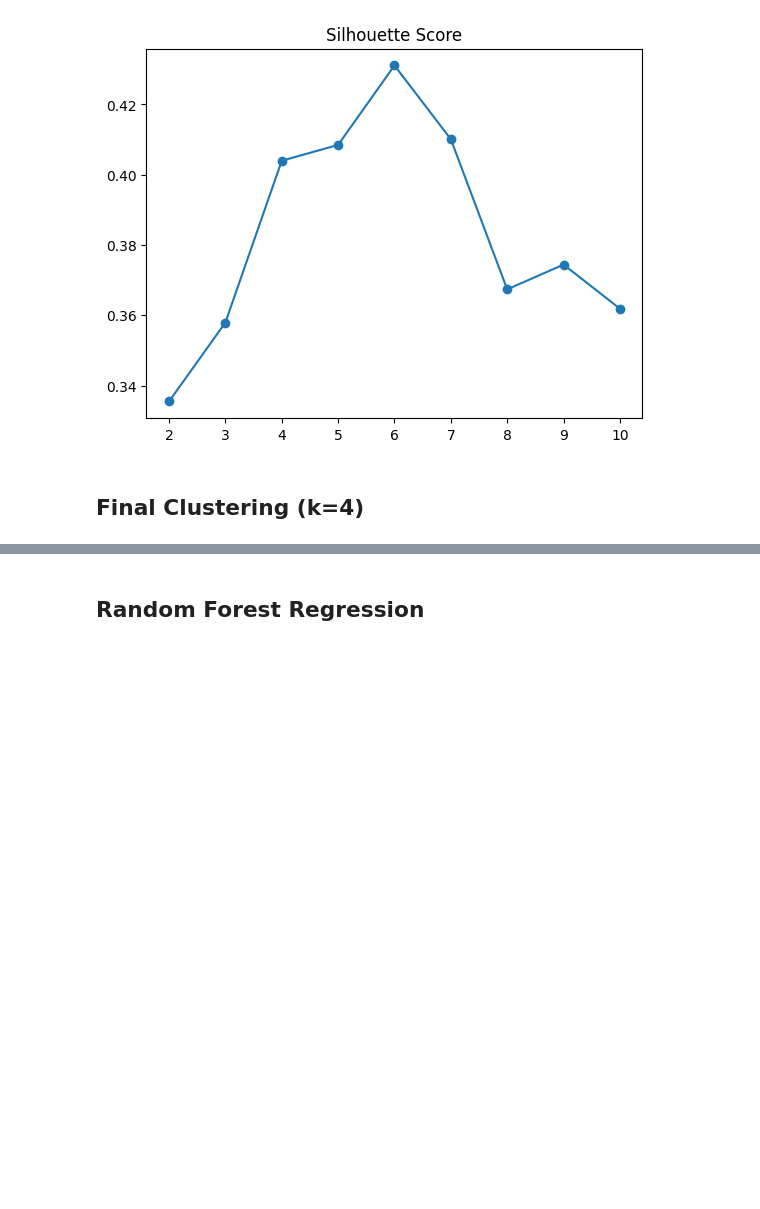
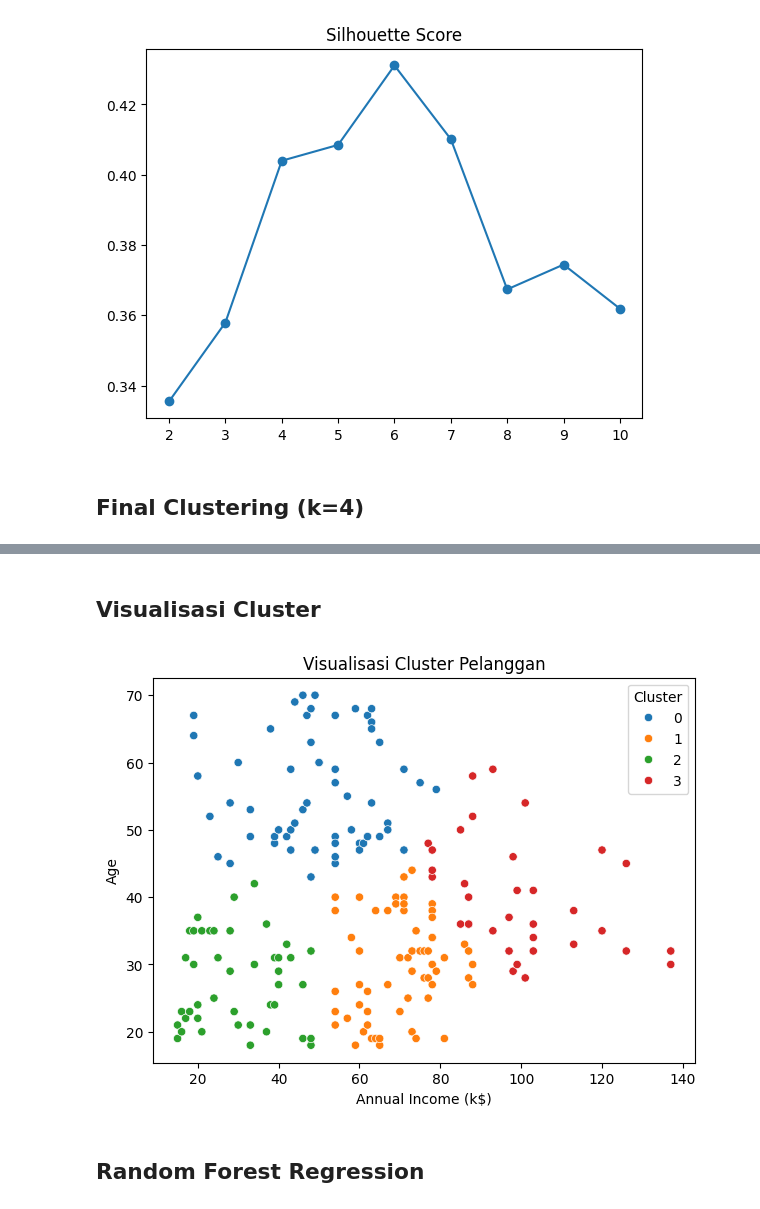
Before and after one commit to asaduljie/Final-Project-Data-Mining-Teori-Asadul-Hayyan, a Jupyter notebook: Clustering+Regresi.ipynb, the cells around one changed output, grey strips where cells are left out. Drawn from its saved outputs; the diff is of its cells as text; code cells hidden in the pictures; blank space fills up the shorter version.

```diff
--- a/Clustering+Regresi.ipynb
+++ b/Clustering+Regresi.ipynb
@@ -110,3 +115,18 @@ dfm.groupby('Cluster')[['Age','Annual Income (k$)','Spending Score (1-100)']].me
+# %% [markdown]
+## Visualisasi Cluster
+# %%
+plt.figure(figsize=(7,5))
+sns.scatterplot(
+    data=dfm,
+    x='Annual Income (k$)',
+    y='Age',
+    hue='Cluster',
+    palette='tab10'
+)
+plt.title("Visualisasi Cluster Pelanggan")
+plt.show()
+# %% [output]
+[figure, added]
 # %% [markdown]
 ## Random Forest Regression
 # %%
```
Also changed, not shown: parts of 3 cells of this notebook, 1 other file.
